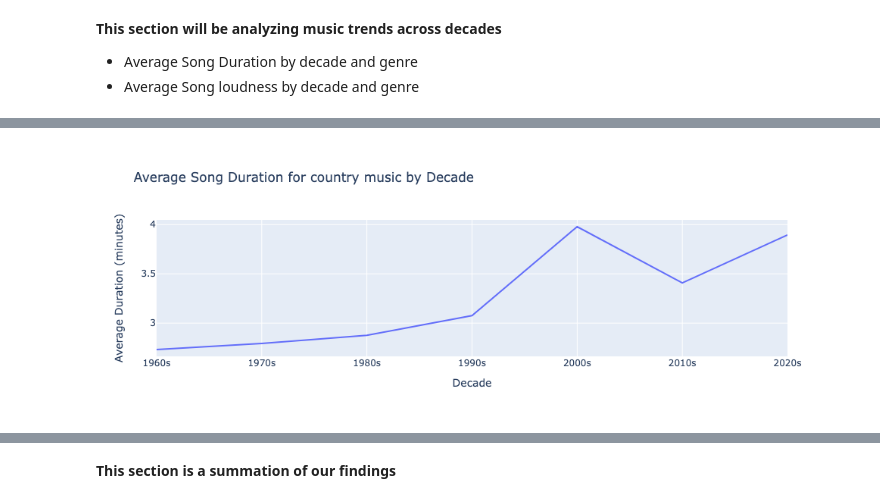
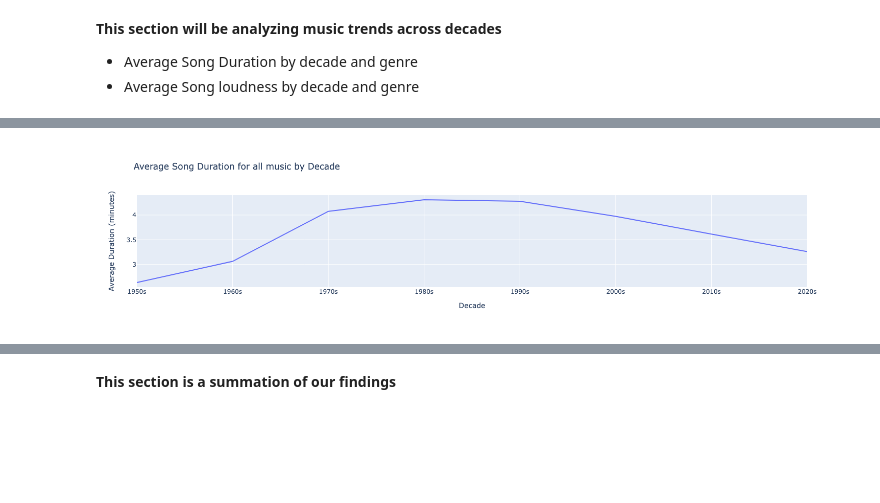
Before and after one commit to tmartabano/Project-for-Data-Munging, a Jupyter notebook: Final_Project_Data(new).ipynb, the cells around one changed output, grey strips where cells are left out. Saved outputs shown, nothing was run; the diff lists cells and outputs as text; code cells hidden in the pictures; blank space fills up the shorter version.

```diff
--- a/Final_Project_Data(new).ipynb
+++ b/Final_Project_Data(new).ipynb
@@ -137,6 +145,7 @@ genre_counts = big_df['main_genre'].value_counts()
 big_df['main_genre'] = big_df['main_genre'].apply(lambda x: 'Other' if genre_counts[x] <= 10 else x)
 big_df['main_genre'] = big_df['main_genre'].replace('r&b', 'R&B')
 big_df['main_genre'] = big_df['main_genre'].replace('set()', 'Other')
+big_df['main_genre'] = big_df['main_genre'].replace('Dance/Electronic', 'D/E')
 # %% [markdown]
 __The code below is for basic genre analysis__
 - Song count per genre
@@ -311,0 +321,16 @@ tempo_detail['tempo'].plot(kind='bar', color=['blue'] * (len(tempo_detail) - 1)
+# %%
+tempo_detail = tempo_detail.sort_values('tempo', ascending=True)
+# Setting up Seaborn style
+sns.set(style="whitegrid")
+# Creating a bar plot with Seaborn
+plt.figure(figsize=(10, 6))  # Adjust the figure size as needed
+ax = sns.barplot(x=tempo_detail.index, y='tempo', data=tempo_detail, palette="coolwarm")
+# Adding labels and title
+plt.xlabel('Tempo')
+plt.ylabel('Category')
+plt.title('Bar Chart of Tempo Detail')
+#adding the avg tempo to the top of the bar chart
+for p in ax.patches:
+    ax.annotate(f"{p.get_height():.2f}", (p.get_x() + p.get_width() / 2., p.get_height()), ha='center', va='center', xytext=(0, 5), textcoords='offset points')
+# Show the plot
+plt.show()
@@ -429,4 +466,0 @@ dec = dec.groupby('decade').mean(numeric_only=True)
-# %%
-fig = go.Figure(data=go.Scatter(x=dec.index, y = dec['minutes'], mode='lines'))
-
-fig.update_layout(title='Average Song Duration by Decade', xaxis_title='Decade', yaxis_title='Average Duration (minutes)')
@@ -435,10 +467,14 @@ fig.update_layout(title='Average Song Duration by Decade', xaxis_title='Decade',
 # %%
 def plot_genre_duration(genre):
-    selected_data = big_df[big_df['main_genre'] == genre]
-    selected_data = selected_data.groupby('decade').mean(numeric_only=True)
+    if genre == 'all':
+        selected_data = big_df
+        selected_data = selected_data.groupby('decade').mean(numeric_only=True)
+    else:
+        selected_data = big_df[big_df['main_genre'] == genre]
+        selected_data = selected_data.groupby('decade').mean(numeric_only=True)
     fig = go.Figure(data=go.Scatter(x=selected_data.index, y=selected_data['minutes'], mode='lines'))
     fig.update_layout(title='Average Song Duration for ' + genre +' music by Decade', xaxis_title='Decade', yaxis_title='Average Duration (minutes)')
     fig.show()
-plot_genre_duration('country')
+plot_genre_duration('all')
 # %% [output]
-[figure, old version]
+[figure, new version]
```
Also changed, not shown: parts of 26 cells of this notebook.
